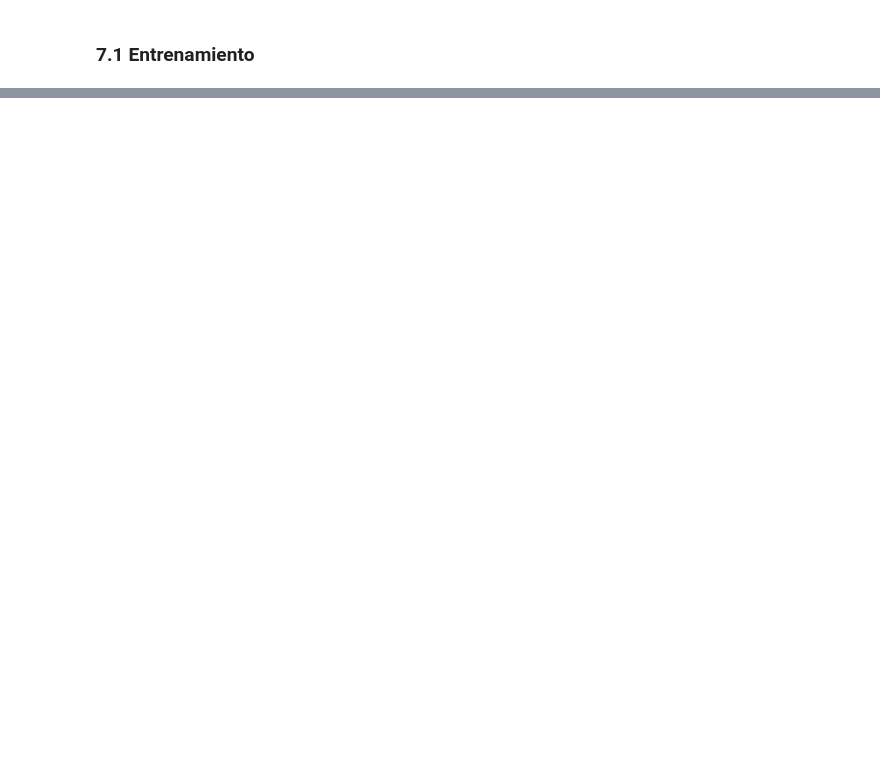
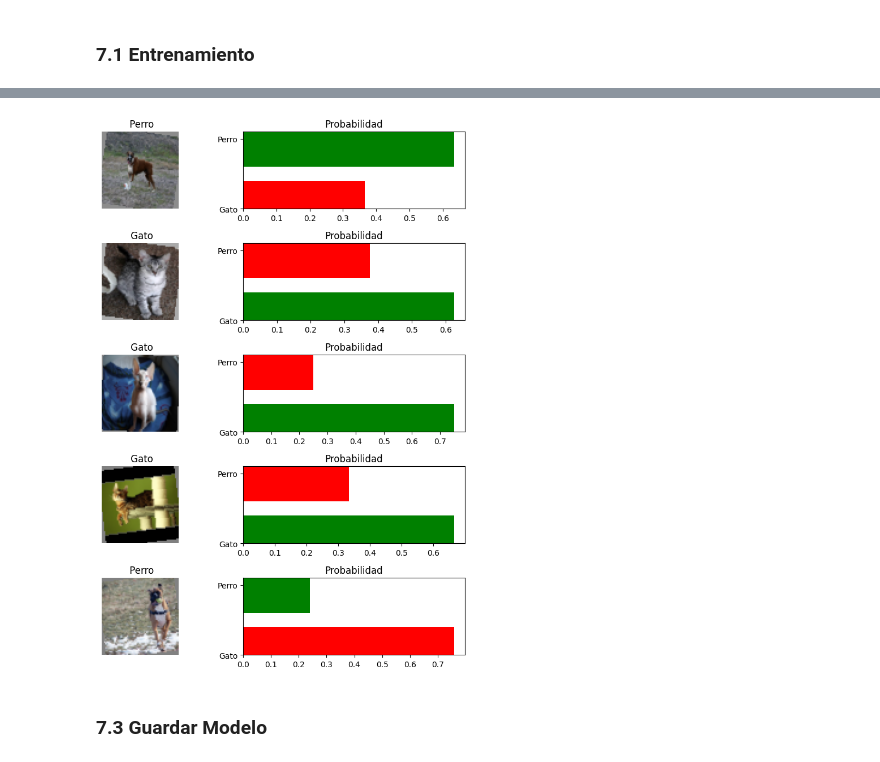
Before and after one commit to AndrsGzRo/pytorch-identificacion-perrosygatos, a Jupyter notebook: AndresGuzmanRodriguez_reto_C7SC4.ipynb, the cells around one changed output, grey strips where cells are left out. Saved outputs shown, nothing was run; the diff lists cells and outputs as text; code cells hidden in the pictures; blank space fills up the shorter version.

```diff
--- a/AndresGuzmanRodriguez_reto_C7SC4.ipynb
+++ b/AndresGuzmanRodriguez_reto_C7SC4.ipynb
@@ -444,0 +466,47 @@ plt.show()
+# %%
+# Obtener imagen de un conjunto de validación
+dataiter = iter(val_loader)
+images,labels = next(dataiter)
+
+# Seleccionar las primeras 5 imágenes
+num_images = 5
+images_to_show = images[:num_images].to(device)
+labels_to_show = labels[:num_images]
+
+# Pasar imagen al modelo
+model_2.eval()
+with torch.no_grad():
+    outputs = model_2(images_to_show)
+    probabilities = torch.softmax(outputs,dim=1).cpu().numpy()
+
+# Clases
+classes = ['Gato','Perro']
+
+# Graficar
+fig, axes = plt.subplots(num_images,2,figsize=(8,2*num_images))
+
+for i in range(num_images):
+    img_np = images_to_show[i].permute(1,2,0).cpu().numpy()
+    img_np = (img_np-img_np.min())/(img_np.max()-img_np.min())
+    axes[i,0].imshow(img_np)
+    axes[i,0].axis('off')
+    axes[i,0].set_title(f' {classes[labels_to_show[i]]}')
+
+    # Prediccion
+    pred_class_idx = np.argmax(probabilities[i])
+    pred_class = classes[pred_class_idx]
+
+    # Colores: verde si acierta, rojo si falla
+    colors = ['green' if j == labels_to_show[i] else 'red' for j in range(len(classes))]
+
+    # Probabilidades
+    axes[i,1].barh(classes,probabilities[i],color=colors)
+    axes[i,1].set_ylim([0,1.1])
+    axes[i,1].set_title(f'Probabilidad')
+
+plt.tight_layout()
+plt.show()
+# %% [output]
+[figure, added]
+# %% [markdown]
+### 7.3 Guardar Modelo
```
Also changed, not shown: parts of 8 cells of this notebook.
